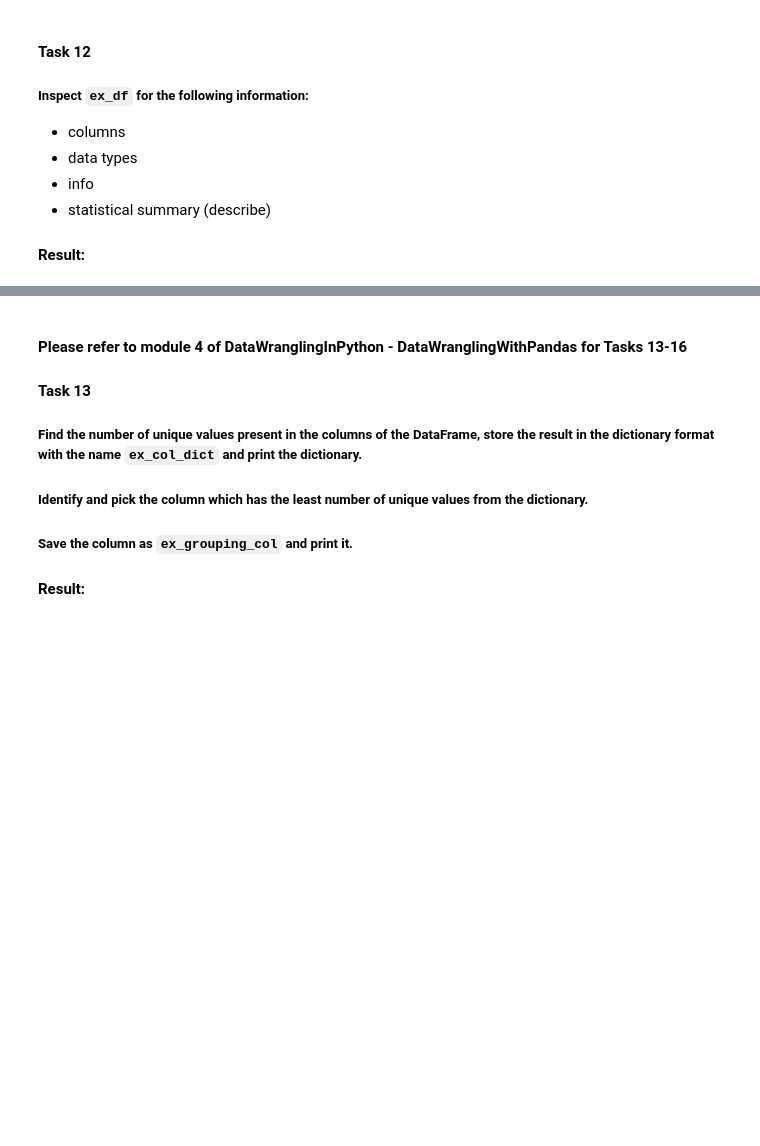
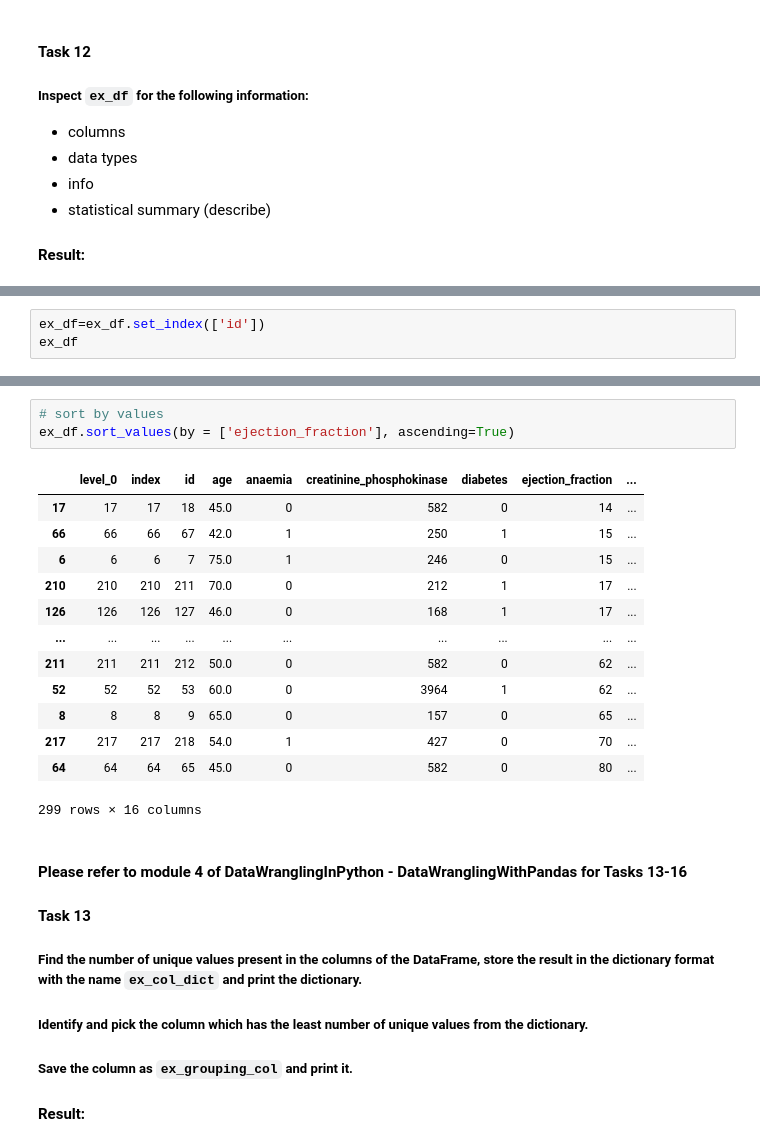
Before and after one commit to christinazzz/Data-Wrangling-with-Python, a Jupyter notebook: IntermediateDataWrangling/DataWranglingWithPandas/DataWranglingInPython-DataWranglingWithPandas-5-exercises.ipynb, the cells around one changed output, grey strips where cells are left out. Saved outputs shown, nothing was run; the diff lists cells and outputs as text; blank space fills up the shorter version.

```diff
--- a/IntermediateDataWrangling/DataWranglingWithPandas/DataWranglingInPython-DataWranglingWithPandas-5-exercises.ipynb
+++ b/IntermediateDataWrangling/DataWranglingWithPandas/DataWranglingInPython-DataWranglingWithPandas-5-exercises.ipynb
@@ -167,0 +417,3 @@ print(abs_series.cumsum())
+# %%
+ex_df=ex_df.set_index(['id'])
+ex_df
@@ -168,3 +474,20 @@ print(abs_series.cumsum())
+# %%
+# sort by values
+ex_df.sort_values(by = ['ejection_fraction'], ascending=True)
+# %% [output]
+|  | level_0 | index | id | age | anaemia | creatinine_phosphokinase | diabetes | ejection_fraction | ... |
+| 17 | 17 | 17 | 18 | 45.0 | 0 | 582 | 0 | 14 | ... |
+| 66 | 66 | 66 | 67 | 42.0 | 1 | 250 | 1 | 15 | ... |
+| 6 | 6 | 6 | 7 | 75.0 | 1 | 246 | 0 | 15 | ... |
+| 210 | 210 | 210 | 211 | 70.0 | 0 | 212 | 1 | 17 | ... |
+| 126 | 126 | 126 | 127 | 46.0 | 0 | 168 | 1 | 17 | ... |
+| ... | ... | ... | ... | ... | ... | ... | ... | ... | ... |
+| 211 | 211 | 211 | 212 | 50.0 | 0 | 582 | 0 | 62 | ... |
+| 52 | 52 | 52 | 53 | 60.0 | 0 | 3964 | 1 | 62 | ... |
+| 8 | 8 | 8 | 9 | 65.0 | 0 | 157 | 0 | 65 | ... |
+| 217 | 217 | 217 | 218 | 54.0 | 1 | 427 | 0 | 70 | ... |
+| 64 | 64 | 64 | 65 | 45.0 | 0 | 582 | 0 | 80 | ... |
+299 rows × 16 columns
 # %% [markdown]
 #### Please refer to module 4 of DataWranglingInPython - DataWranglingWithPandas for Tasks 13-16
 #### Task 13
```
Also changed, not shown: parts of 25 cells of this notebook, 1 other file.
